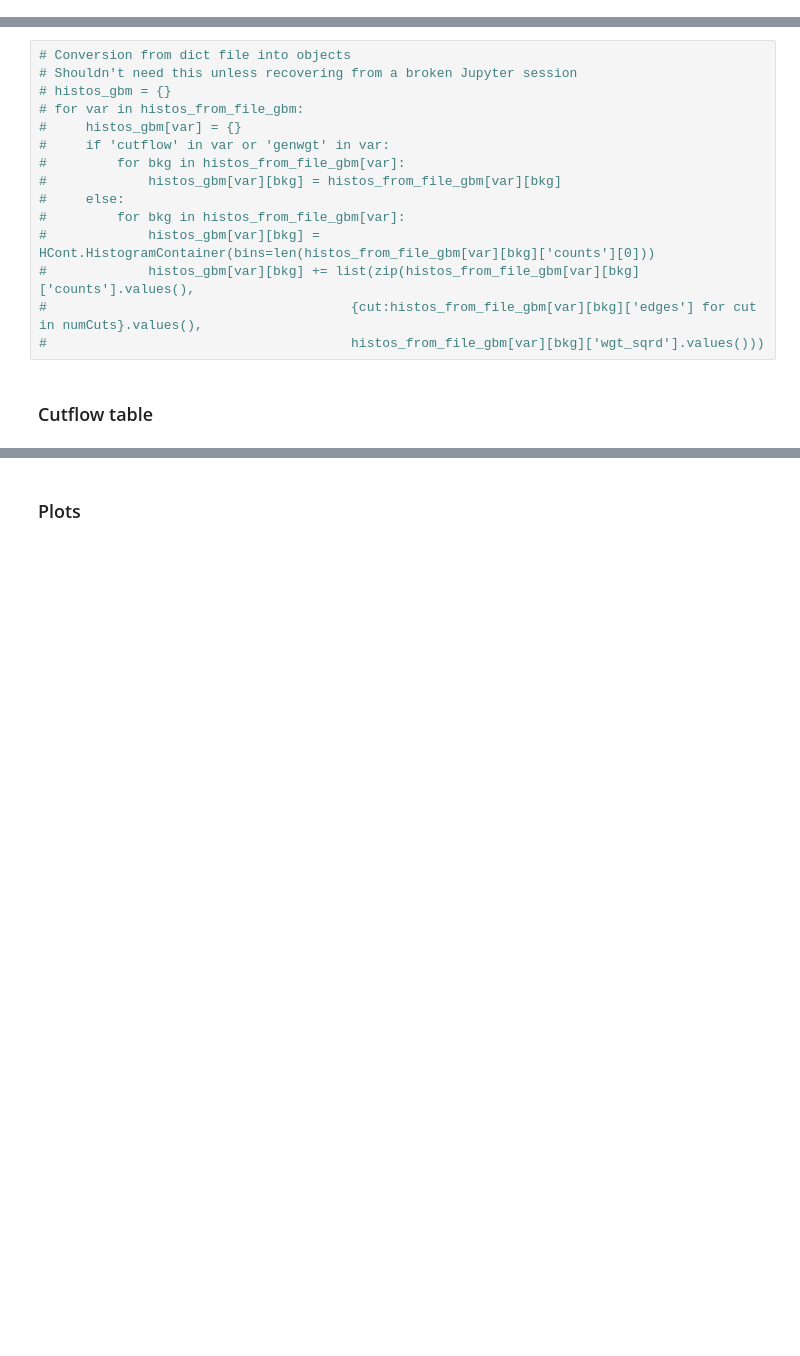
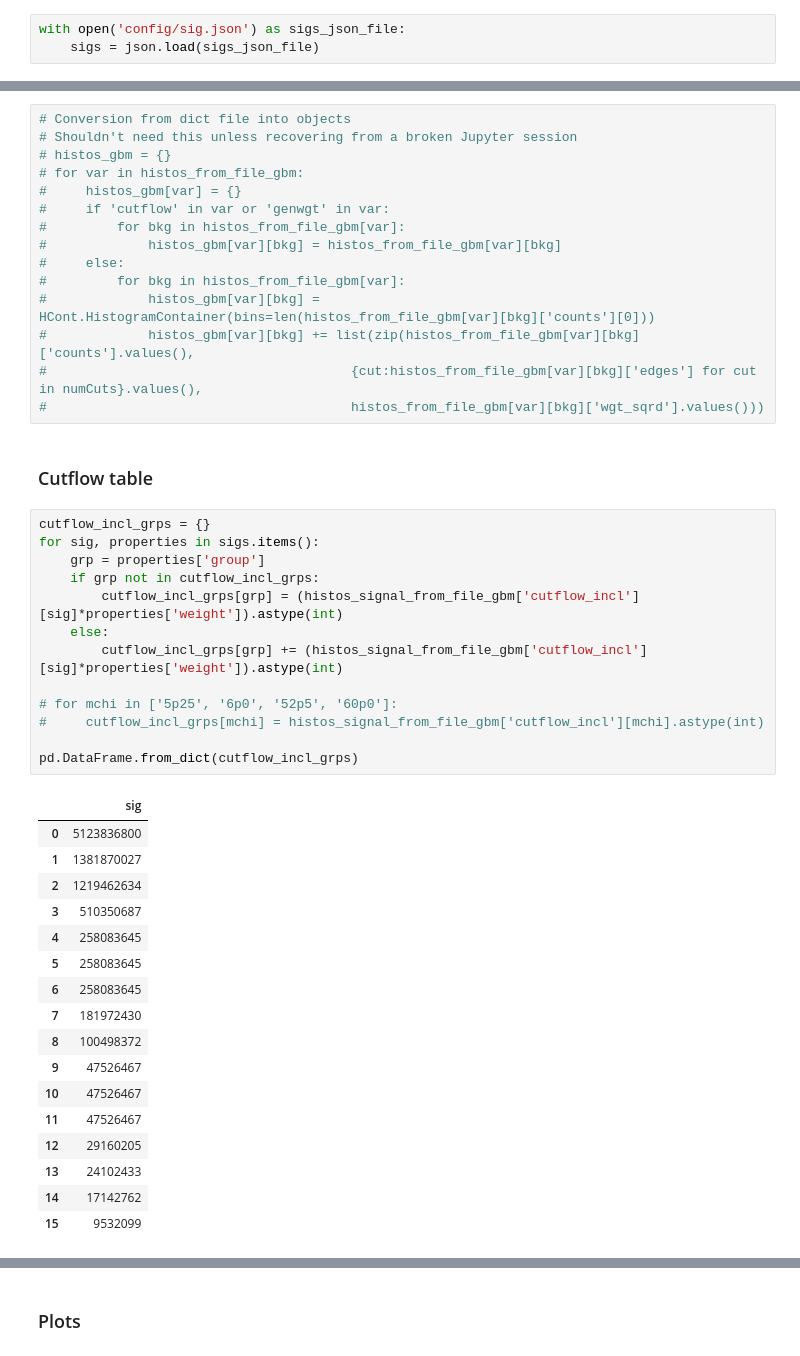
Before and after one commit to afrankenthal/iDM-analysis-plotting, a Jupyter notebook: PlotSignalBkgs.ipynb, the cells around one changed output, grey strips where cells are left out. Drawn from its saved outputs; the diff is of its cells as text; blank space fills up the shorter version.

```diff
--- a/PlotSignalBkgs.ipynb
+++ b/PlotSignalBkgs.ipynb
@@ -59,6 +56,9 @@ all_plot_xlabels = [
     'MET [GeV]', 'Leading jet pT [GeV]', '$\Delta\Phi$(MET, jet)', '$\Delta\Phi$(MET, di-muon)',
     'Leading muon pT [GeV]', 'Subleading muon pT [GeV]', 'dR(muons)', 'Di-muon vertex [cm]'
 ]
+# %%
+with open('config/sig.json') as sigs_json_file:
+    sigs = json.load(sigs_json_file)
 # %%
 with open('config/bkgs.json') as bkgs_json_file:
     bkgs = json.load(bkgs_json_file)
@@ -102,3 +118,34 @@ for plot_var in histos_bkgs_from_file_gbm:
 #                                       histos_from_file_gbm[var][bkg]['wgt_sqrd'].values()))
 # %% [markdown]
 ### Cutflow table
+# %%
+cutflow_incl_grps = {}
+for sig, properties in sigs.items():
+    grp = properties['group']
+    if grp not in cutflow_incl_grps:
+        cutflow_incl_grps[grp] = (histos_signal_from_file_gbm['cutflow_incl'][sig]*properties['weight']).astype(int)
+    else:
+        cutflow_incl_grps[grp] += (histos_signal_from_file_gbm['cutflow_incl'][sig]*properties['weight']).astype(int)
+
+# for mchi in ['5p25', '6p0', '52p5', '60p0']:
+#     cutflow_incl_grps[mchi] = histos_signal_from_file_gbm['cutflow_incl'][mchi].astype(int)
+
+pd.DataFrame.from_dict(cutflow_incl_grps)
+# %% [output]
+|  | sig |
+| 0 | 5123836800 |
+| 1 | 1381870027 |
+| 2 | 1219462634 |
+| 3 | 510350687 |
+| 4 | 258083645 |
+| 5 | 258083645 |
+| 6 | 258083645 |
+| 7 | 181972430 |
+| 8 | 100498372 |
+| 9 | 47526467 |
+| 10 | 47526467 |
+| 11 | 47526467 |
+| 12 | 29160205 |
+| 13 | 24102433 |
+| 14 | 17142762 |
+| 15 | 9532099 |
```
Also changed, not shown: parts of 14 cells of this notebook, 14 other files.
